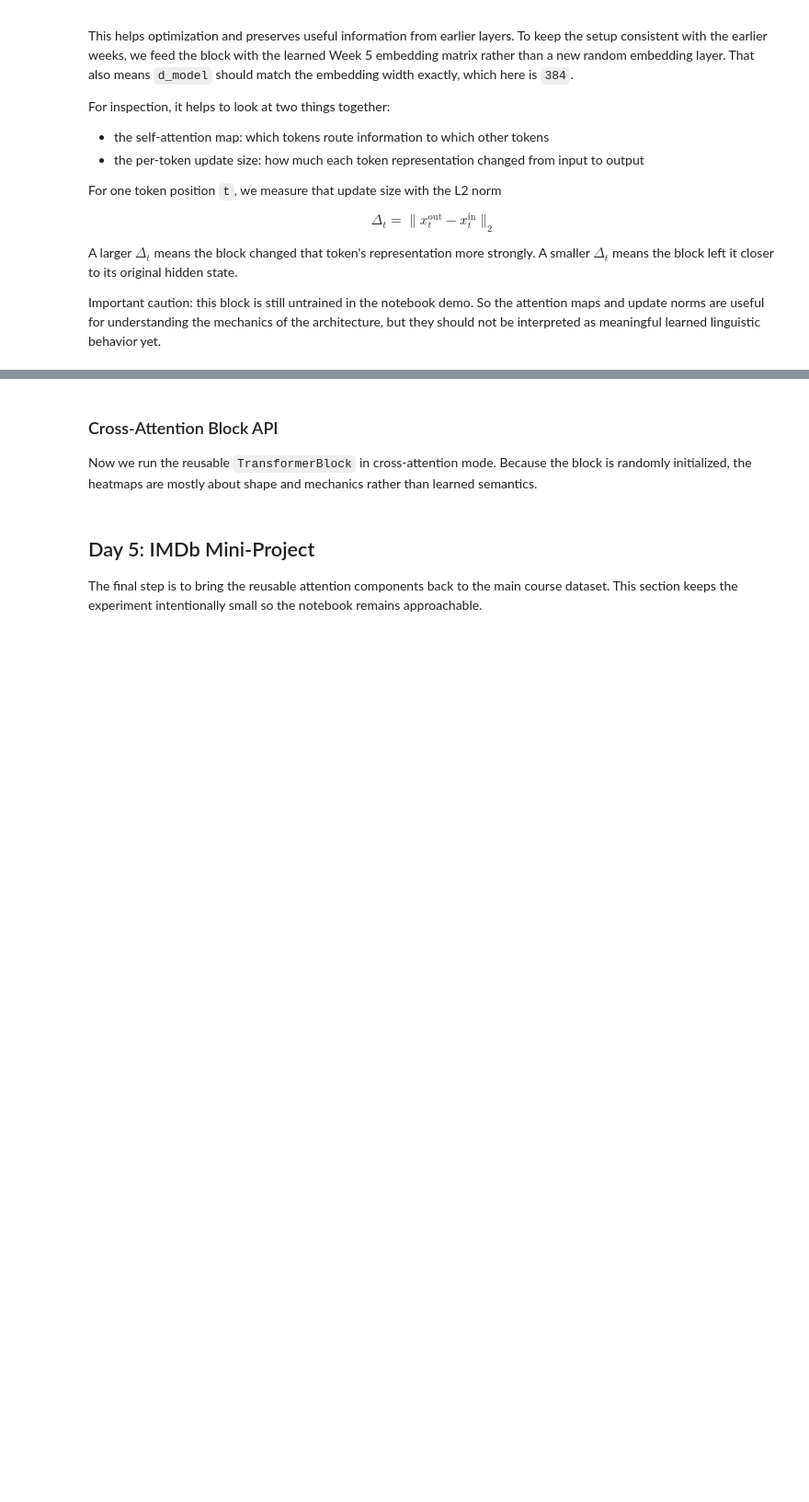
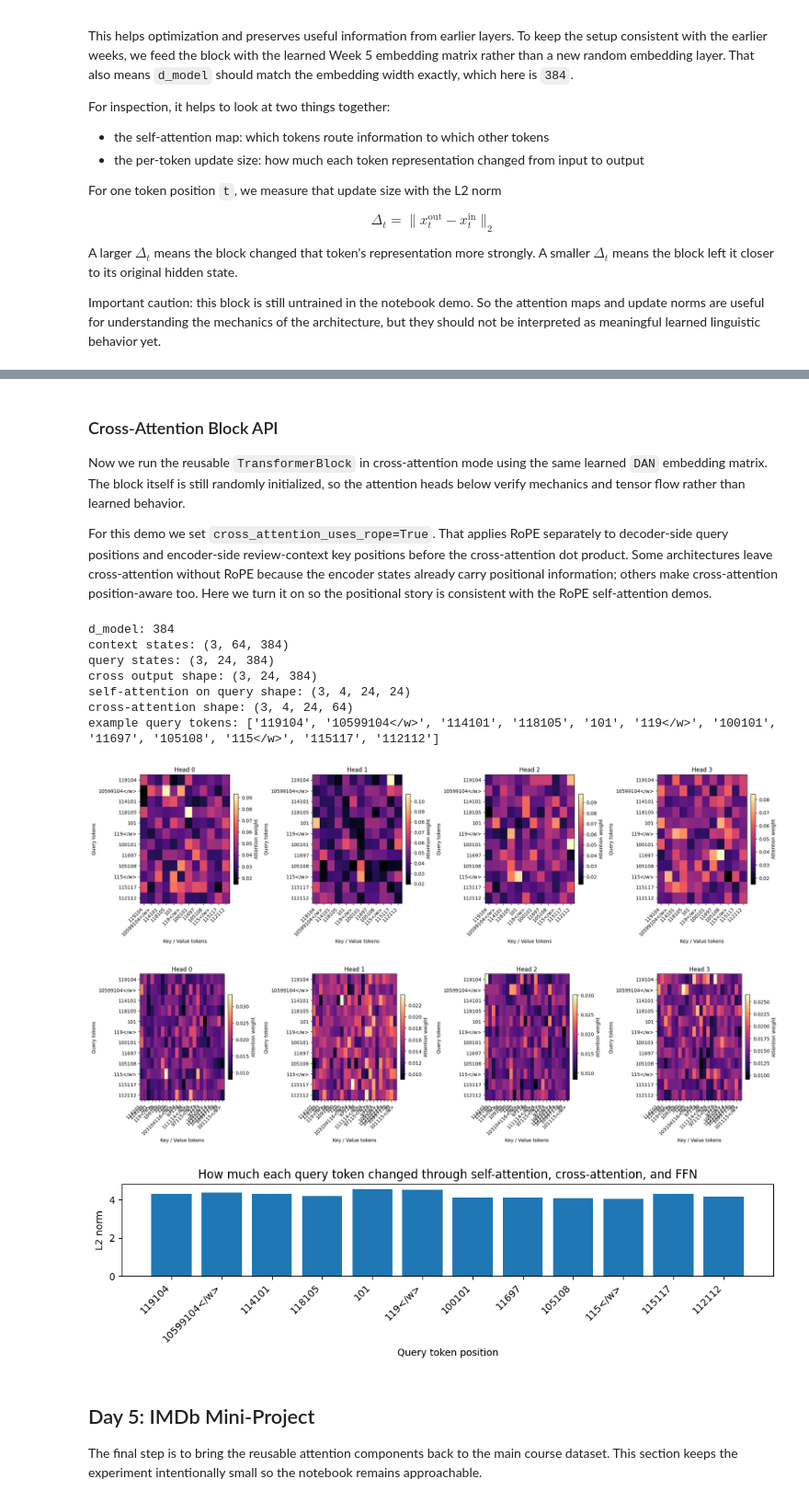
Before and after one commit to mdossett204/AI-maths-foundations, a Jupyter notebook: NLP-learning-notebooks/week6-transformer/Week_6_transformer_attention.ipynb, the cells around one changed output, grey strips where cells are left out. Shown at 92% size. Drawn from its saved outputs; the diff is of its cells as text; code cells hidden in the pictures; blank space fills up the shorter version.

```diff
--- a/NLP-learning-notebooks/week6-transformer/Week_6_transformer_attention.ipynb
+++ b/NLP-learning-notebooks/week6-transformer/Week_6_transformer_attention.ipynb
@@ -551,44 +591,90 @@ plot_attention_heatmap(
 # %% [markdown]
 ### Cross-Attention Block API
-Now we run the reusable `TransformerBlock` in cross-attention mode. Because the block is randomly initialized, the heatmaps are mostly about shape and mechanics rather than learned semantics.
+Now we run the reusable `TransformerBlock` in cross-attention mode using the same learned `DAN` embedding matrix. The block itself is still randomly initialized, so the attention heads below verify mechanics and tensor flow rather than learned behavior.
+
+For this demo we set `cross_attention_uses_rope=True`. That applies RoPE separately to decoder-side query positions and encoder-side review-context key positions before the cross-attention dot product. Some architectures leave cross-attention without RoPE because the encoder states already carry positional information; others make cross-attention position-aware too. Here we turn it on so the positional story is consistent with the RoPE self-attention demos.
 # %%
 torch.manual_seed(11)
 
-toy_embed = nn.Embedding(len(toy_word_vocab), 32).to(device)
-context_states = toy_embed(context_ids.to(device))
-query_states = toy_embed(query_ids.to(device))
+d_model = embedding_weight.size(1)
+num_heads = 4
+context_states = embedding_weight[context_ids.to(device)]
+query_states = embedding_weight[query_ids.to(device)]
 
 cross_block = TransformerBlock(
-    d_model=32,
-    num_heads=4,
-    mlp_hidden_dim=64,
+    d_model=d_model,
+    num_heads=num_heads,
+    mlp_hidden_dim=4 * d_model,
     dropout=0.0,
     use_rope=True,
     enable_cross_attention=True,
+    cross_attention_uses_rope=True,
 ).to(device)
 
 cross_output, cross_attentions = cross_block(
     x=query_states,
     attention_mask=query_masks.to(device),
     context=context_states,
     context_mask=context_masks.to(device),
     return_attentions=True,
 )
 
 example_idx = 0
 valid_q = int(query_masks[example_idx].sum().item())
 valid_k = int(context_masks[example_idx].sum().item())
-example_attention = cross_attentions["cross_attention"][example_idx:example_idx + 1, :, :valid_q, :valid_k].detach().cpu()
+display_q = min(12, valid_q)
+display_k = min(24, valid_k)
+example_query_tokens = query_tokens[example_idx][:display_q]
+example_context_tokens = context_tokens[example_idx][:display_k]
+example_self_attention = cross_attentions["self_attention"][example_idx:example_idx + 1, :, :display_q, :display_q].detach().cpu()
+example_cross_attention = cross_attentions["cross_attention"][example_idx:example_idx + 1, :, :display_q, :display_k].detach().cpu()
+example_input = query_states[example_idx, :display_q].detach().cpu()
+example_output = cross_output[example_idx, :display_q].detach().cpu()
+delta_norm = (example_output - example_input).norm(dim=-1)
 
+print("d_model:", d_model)
+print("context states:", tuple(context_states.shape))
+print("query states:", tuple(query_states.shape))
 print("cross output shape:", tuple(cross_output.shape))
 print("self-attention on query shape:", tuple(cross_attentions["self_attention"].shape))
 print("cross-attention shape:", tuple(cross_attentions["cross_attention"].shape))
+print("example query tokens:", example_query_tokens)
+
 plot_attention_heads(
-    example_attention,
-    query_tokens=query_tokens[example_idx][:valid_q],
-    key_tokens=context_tokens[example_idx][:valid_k],
+    example_self_attention,
+    query_tokens=example_query_tokens,
+    key_tokens=None,
     max_heads=4,
+    batch_idx=0,
 )
+
+plot_attention_heads(
+    example_cross_attention,
+    query_tokens=example_query_tokens,
+    key_tokens=example_context_tokens,
+    max_heads=4,
+    batch_idx=0,
+)
+
+plt.figure(figsize=(10, 3))
+plt.bar(range(display_q), delta_norm.numpy())
+plt.xticks(range(display_q), example_query_tokens, rotation=45, ha="right")
+plt.ylabel("L2 norm")
+plt.xlabel("Query token position")
+plt.title("How much each query token changed through self-attention, cross-attention, and FFN")
+plt.tight_layout()
+plt.show()
+# %% [output]
+d_model: 384
+context states: (3, 64, 384)
+query states: (3, 24, 384)
+cross output shape: (3, 24, 384)
+self-attention on query shape: (3, 4, 24, 24)
+cross-attention shape: (3, 4, 24, 64)
+example query tokens: ['119104', '10599104</w>', '114101', '118105', '101', '119</w>', '100101', '11697', '105108', '115</w>', '115117', '112112']
+[figure, added]
+[figure, added]
+[figure, added]
 # %% [markdown]
 ## Day 5: IMDb Mini-Project
 The final step is to bring the reusable attention components back to the main course dataset. This section keeps the experiment intentionally small so the notebook remains approachable.
```
Also changed, not shown: parts of 10 cells of this notebook, 1 other file.
